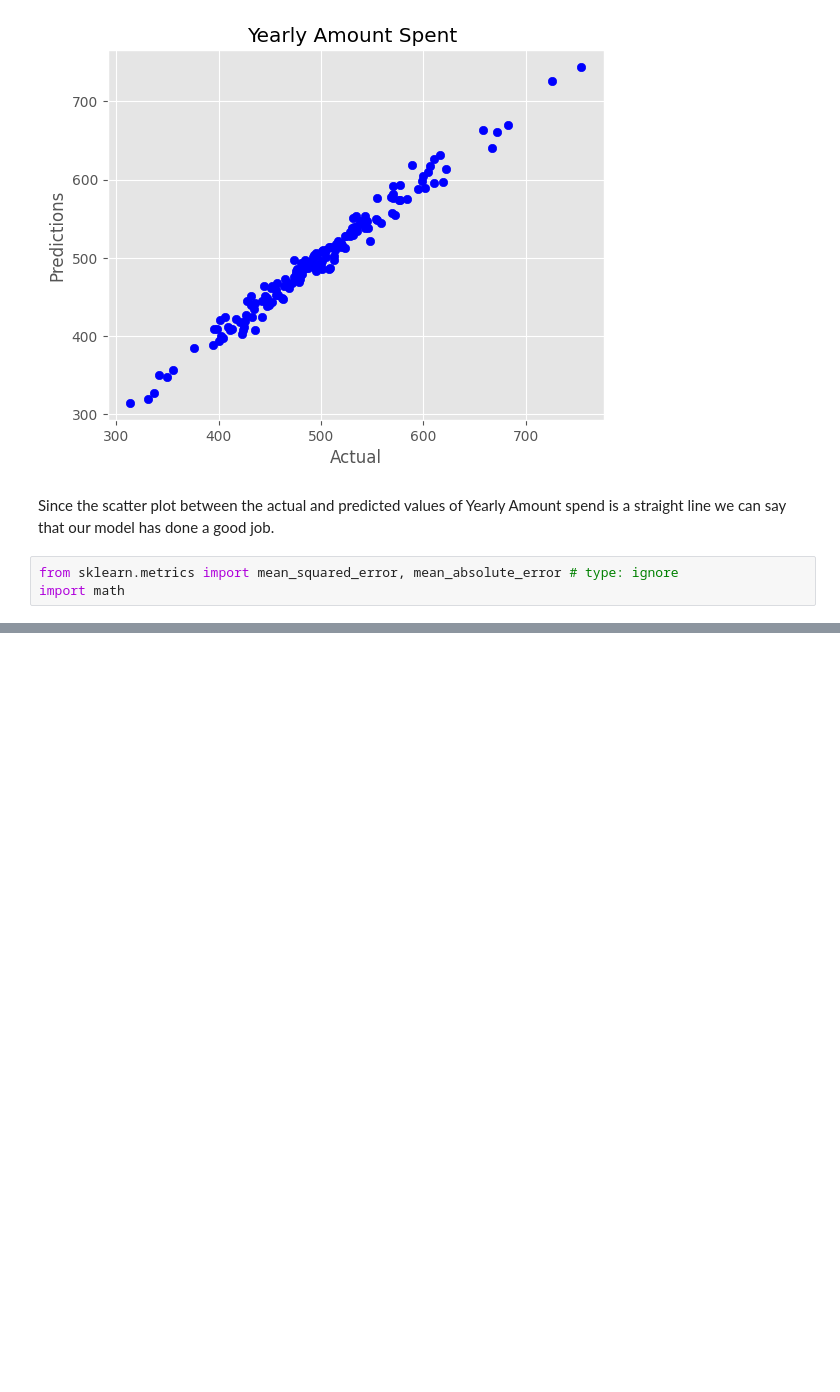
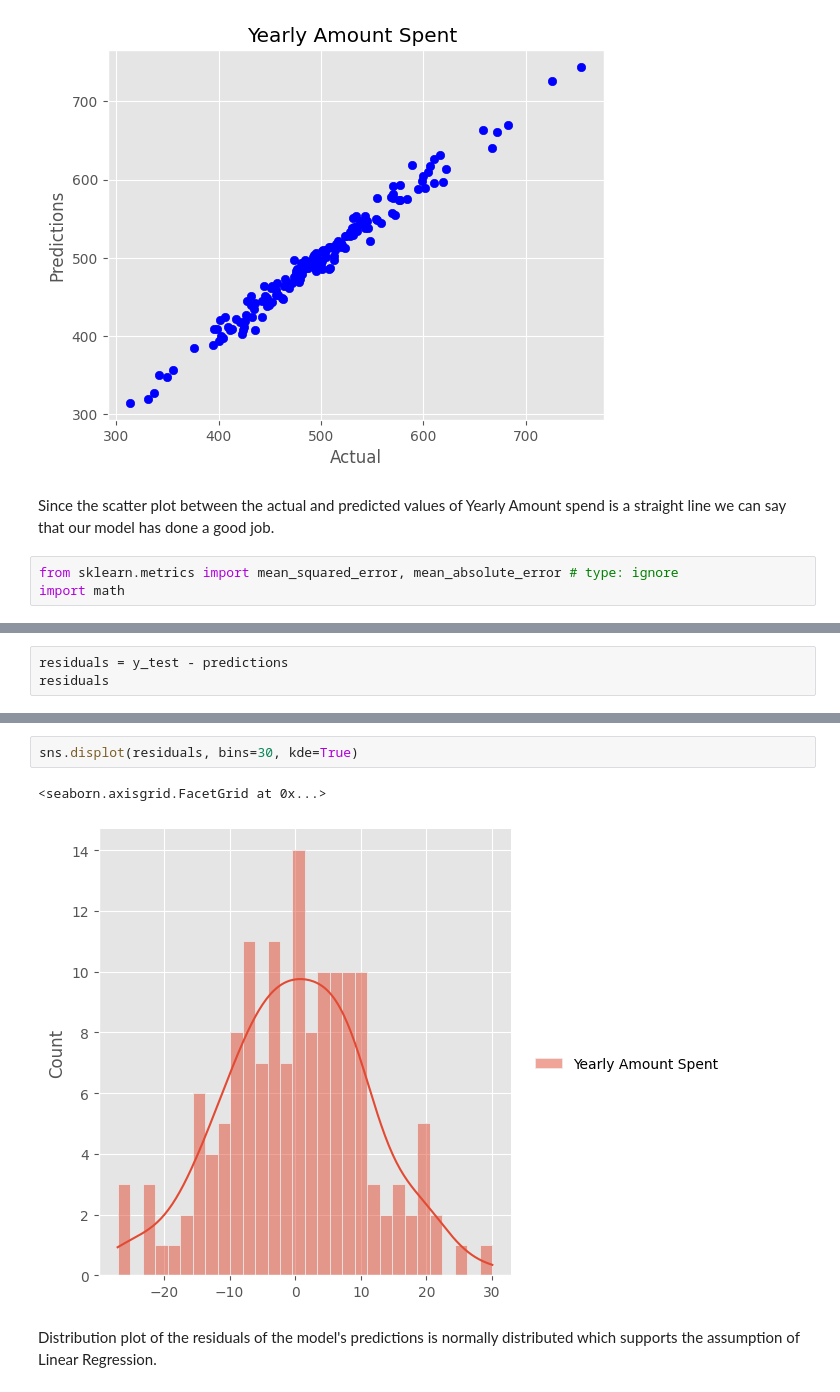
Before and after one commit to sarthakone105/100_days_of_data_science, a Jupyter notebook: ecommerce_01.ipynb, the cells around one changed output, grey strips where cells are left out. Cells and saved outputs as stored; diff of their text form; blank space fills up the shorter version.

```diff
--- a/ecommerce_01.ipynb
+++ b/ecommerce_01.ipynb
@@ -160,0 +177,3 @@ import math
+# %%
+residuals = y_test - predictions
+residuals
@@ -160,0 +194,7 @@ import math
+# %%
+sns.displot(residuals, bins=30, kde=True)
+# %% [output]
+<seaborn.axisgrid.FacetGrid at 0x...>
+[figure, added]
+# %% [markdown]
+Distribution plot of the residuals of the model's predictions is normally distributed which supports the assumption of Linear Regression.
```
Also changed, not shown: parts of 4 cells of this notebook.
